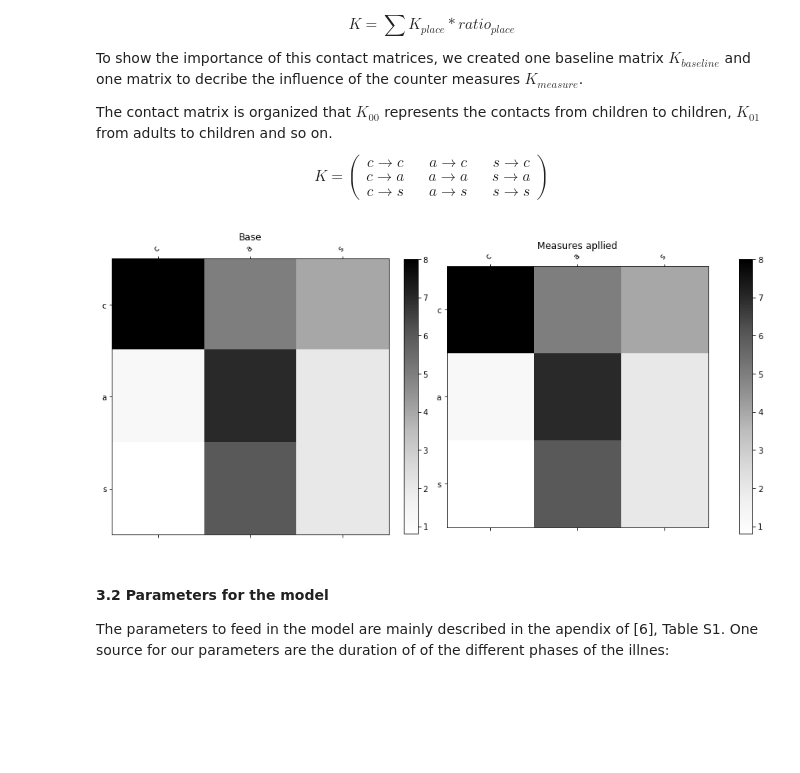
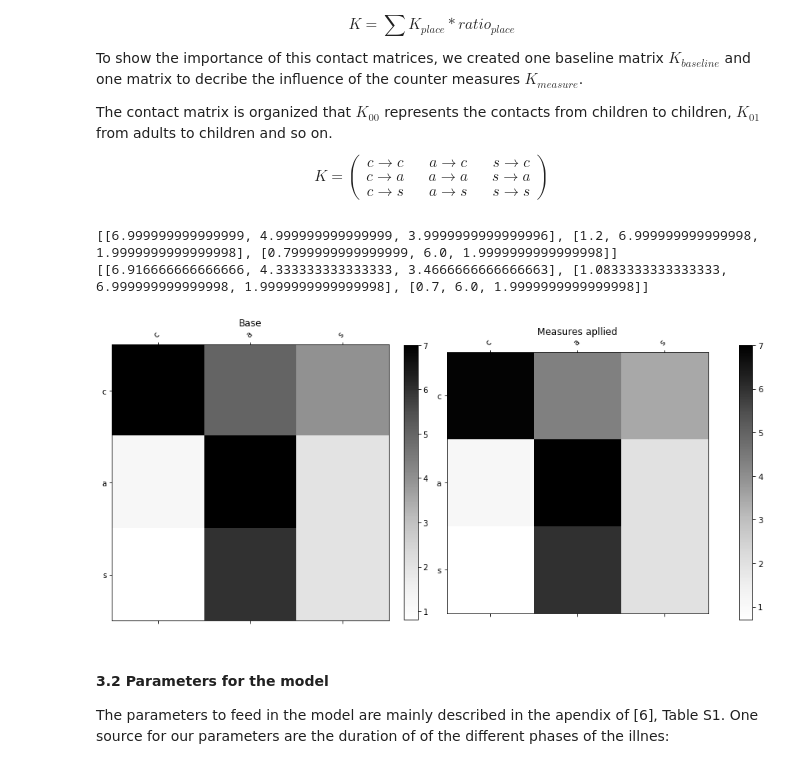
Before and after one commit to GeorgWa/CSB2020_1, a Jupyter notebook: Exercise_5_6.ipynb, the cells around one changed output. Cells and saved outputs as stored; diff of their text form; code cells hidden in the pictures; blank space fills up the shorter version.

Commit message:
Fixed measure example

```diff
--- a/Exercise_5_6.ipynb
+++ b/Exercise_5_6.ipynb
@@ -105,11 +105,11 @@ kBase_household = [
     [1.2, 7, 2],
     [0.8, 6, 2]]
 kBase_school = [
-    [8, 5, 4],
+    [9, 5, 4],
     [1.2, 7, 2],
     [0.8, 6, 2]]
 kBase_workplace = [
-    [8, 5, 4],
+    [1, 5, 4],
     [1.2, 7, 2],
     [0.8, 6, 2]]
 kBase_transport = [
@@ -131,8 +131,10 @@ kBase = [
     [1, 1, 1]]
 
 # Measure
+# counter measure: school closing
+# -> Impact on school and transport
 ratioMeasure_household = 1/6
-ratioMeasure_school = 1/6
+ratioMeasure_school = 0
 ratioMeasure_workplace = 1/6
 ratioMeasure_transport = 1/6
 ratioMeasure_leisure = 1/6
@@ -151,9 +153,9 @@ kMeasure_workplace = [
     [1.2, 7, 2],
     [0.8, 6, 2]]
 kMeasure_transport = [
-    [8, 5, 4],
-    [1.2, 7, 2],
-    [0.8, 6, 2]]
+    [1.5, 1, 0.8],
+    [0.5, 7, 2],
+    [0.2, 6, 2]]
 kMeasure_leisure = [
     [8, 5, 4],
     [1.2, 7, 2],
@@ -181,40 +183,43 @@ for i in range(3):
                          + kMeasure_leisure[i][j] * ratioMeasure_leisure \
                          + kMeasure_other[i][j] * ratioMeasure_other
 
-
+print (kBase)
+print (kMeasure)
 # Variation of [9]
 # Basic Configuration
 fig, axes = plt.subplots(ncols=2, figsize=(12, 12))
 ax1, ax2 = axes
 
 # Heat maps.
 im1 = ax1.matshow(kBase, cmap='Greys')
 im2 = ax2.matshow(kMeasure, cmap='Greys')
 
 # Formatting for heat map 1.
 ax1.set_title("Base")
 ax1.set_xticks(range(len(kBase)))
 ax1.set_yticks(range(len(kBase)))
 ax1.set_xticklabels(['c', 'a', 's'])
 ax1.set_yticklabels(['c', 'a', 's'])
 ax1.set_ylim(len(kBase)-0.5, -0.5)
 plt.setp(ax1.get_xticklabels(), rotation=45, ha='left', rotation_mode='anchor')
 plt.colorbar(im1, fraction=0.045, pad=0.05, ax=ax1)
 
 # Formatting for heat map 2.
 ax2.set_title("Measures apllied")
 ax2.set_xticks(range(len(kMeasure)))
 ax2.set_yticks(range(len(kMeasure)))
 ax2.set_xticklabels(['c', 'a', 's'])
 ax2.set_yticklabels(['c', 'a', 's'])
 ax2.set_ylim(len(kMeasure)-0.5, -0.5)
 plt.setp(ax2.get_xticklabels(), rotation=45, ha='left', rotation_mode='anchor')
 plt.colorbar(im2, fraction=0.045, pad=0.1, ax=ax2)
 
 fig.tight_layout()
 plt.show()
 # %% [output]
+[[6.999999999999999, 4.999999999999999, 3.9999999999999996], [1.2, 6.999999999999998, 1.9999999999999998], [0.7999999999999999, 6.0, 1.9999999999999998]]
+[[6.916666666666666, 4.333333333333333, 3.4666666666666663], [1.0833333333333333, 6.999999999999998, 1.9999999999999998], [0.7, 6.0, 1.9999999999999998]]
-[figure, old version]
+[figure, new version]
 # %% [markdown]
 ####  3.2 Parameters for the model
 
```
Also changed, not shown: parts of 2 cells of this notebook.
